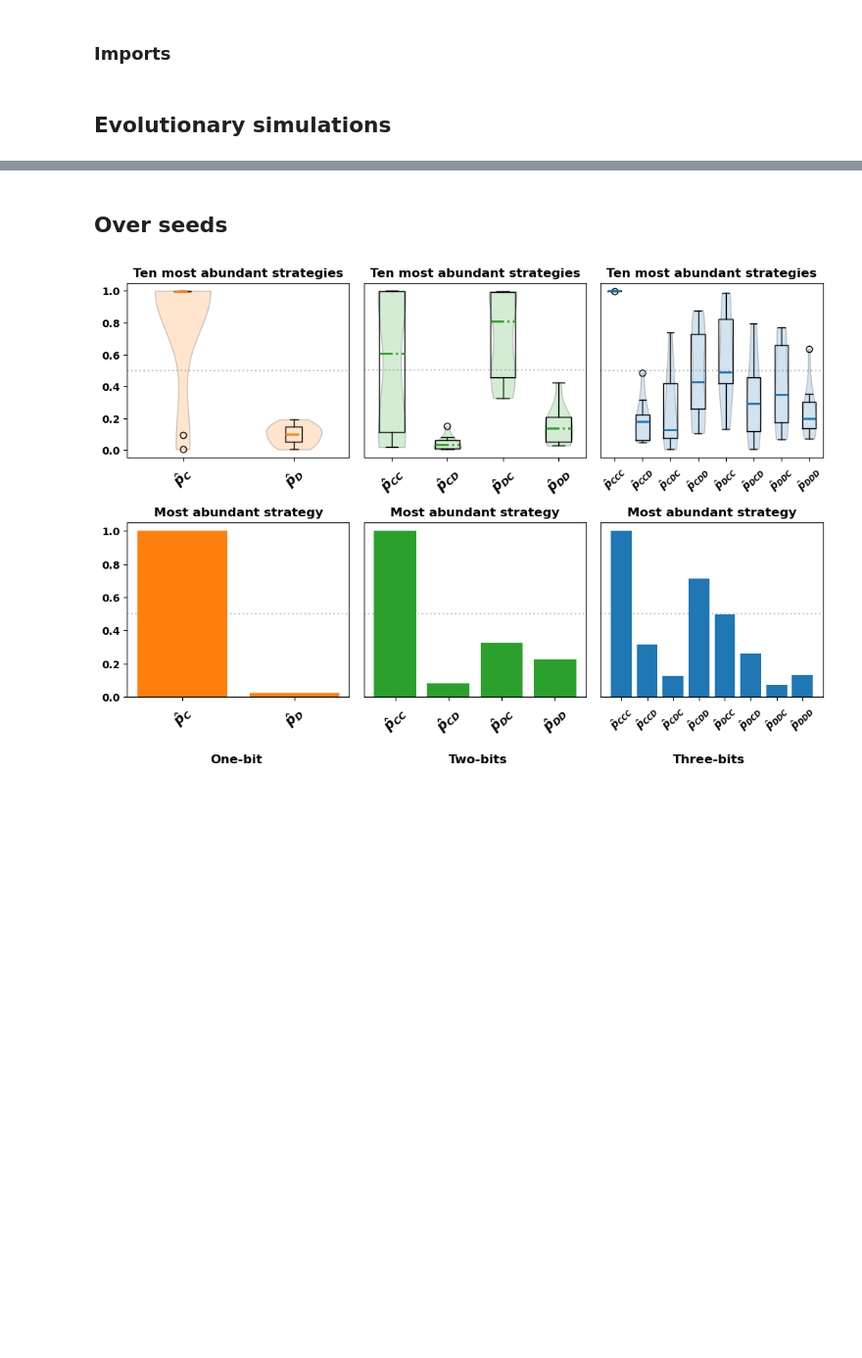
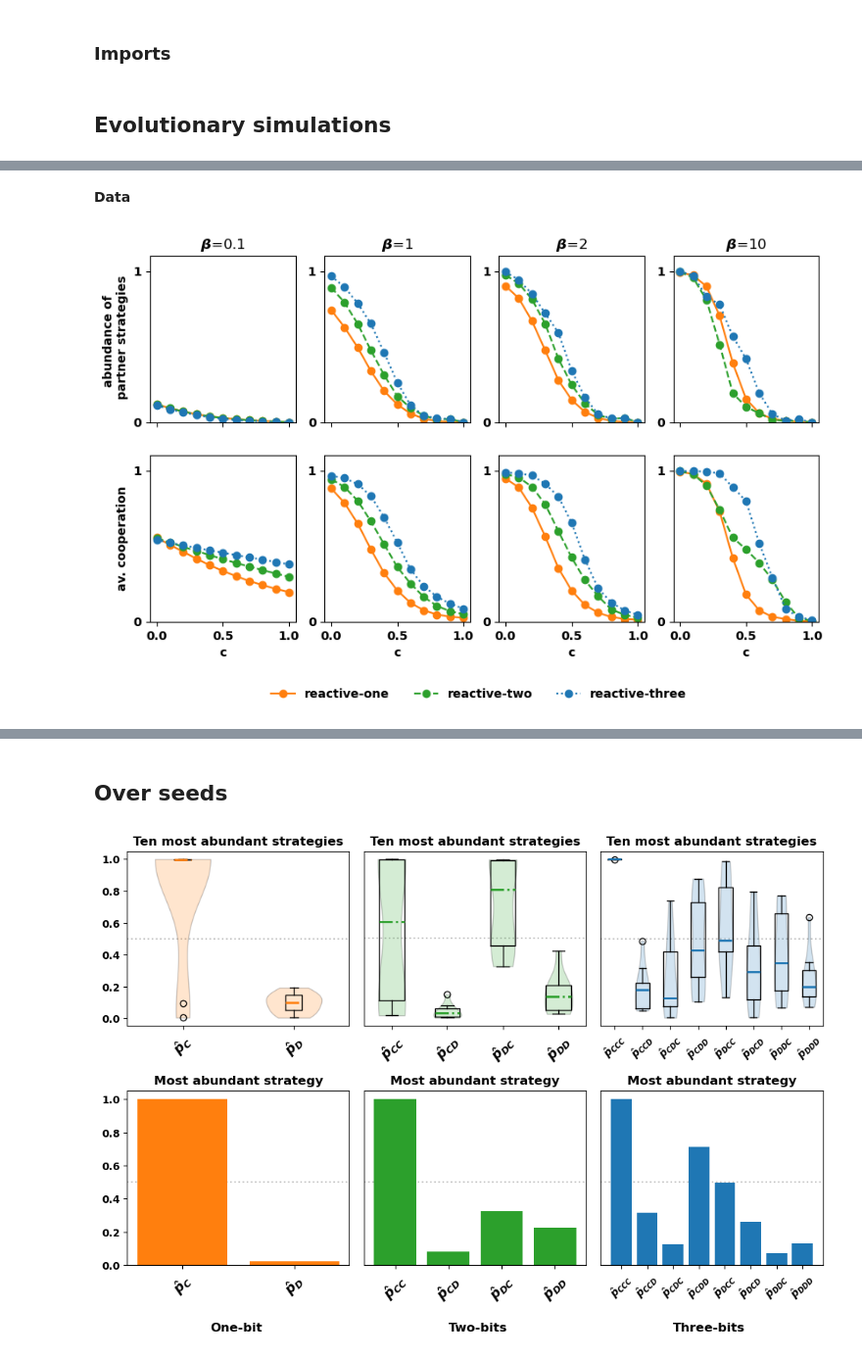
Before and after one commit to Nikoleta-v3/conditional-cooperation-with-longer-memory, a Jupyter notebook: notebooks/3.6. Evolutionary Simulations .ipynb, the cells around one changed output, grey strips where cells are left out. Shown at 98% size. Cells and saved outputs as stored; diff of their text form; code cells hidden in the pictures; blank space fills up the shorter version.

```diff
--- a/notebooks/3.6. Evolutionary Simulations .ipynb
+++ b/notebooks/3.6. Evolutionary Simulations .ipynb
@@ -25,5 +35,9 @@ plt.rcParams["font.size"] = 10
+# %%
+labels = [r"$\beta$=0.1", r"$\beta$=1", r"$\beta$=2", r"$\beta$=10"]
+# %% [markdown]
+**Data**
 # %%
-# df_one_bit = pd.read_csv("../evolution_over_c_and_beta_one_bit.csv", index_col=0)
+reactive_one = pd.read_csv("../prc_data/evolution_over_c_and_beta_reactive_one.csv", index_col=0)
 # %%
-df = pd.read_csv("../evolution_over_c_and_beta_two_bits_counting.csv", index_col=0)
+reactive_two = pd.read_csv("../prc_data/evolution_over_c_and_beta_reactive_two.csv", index_col=0)
 # %%
@@ -30,0 +45,43 @@ df_three_bits = pd.read_csv("../evolution_over_c_and_beta_three_bits_counting.cs
+# %%
+fig, axes = plt.subplots(ncols=4, nrows=2, figsize=(10, 5.5), sharex=True)
+
+for i, df in enumerate([reactive_one, reactive_two, reactive_three]):
+    groups_beta = df.groupby("beta")
+
+    for j, (beta, group) in enumerate(groups_beta):
+
+        points = []
+        abudance = []
+        group = group.sort_values("c")
+        cost_groups = group.groupby("c")
+
+        for _, cost_group in cost_groups:
+            points.append(sum(cost_group['frequencies norm'] * cost_group['cooperation']))
+            abudance.append(cost_group[cost_group['isPartner'] == True]['frequencies norm'].sum())
+
+
+        axes[0, j].plot(np.linspace(0, 1, 11), abudance, linestyles[i], color=colors_idx[i],
+                     label=labels_idx[i])
+
+        axes[1, j].plot(np.linspace(0, 1, 11), points, linestyles[i], color=colors_idx[i],
+             label=labels_idx[i])
+
+for i in range(4):
+    axes[0, i].set_ylim(0, 1.1)
+    axes[1, i].set_ylim(0, 1.1)
+
+    axes[0, i].set_yticks(np.arange(0, 2))
+    axes[1, i].set_yticks(np.arange(0, 2))
+
+    axes[1, i].set_xlabel("c")
+    axes[0, i].set_title(labels[i])
+
+axes[1, 1].legend(framealpha=0, ncol=3, loc = (-.4, -.5))
+
+axes[1, 0].set_ylabel("av. cooperation");
+
+axes[0, 0].set_ylabel("abundance of \n partner strategies");
+
+fig.savefig("../figures/abundance_of_partner_strategies.pdf", bbox_inches='tight')
+# %% [output]
+[figure, added]
```
Also changed, not shown: parts of 8 cells of this notebook, 13 other files.
